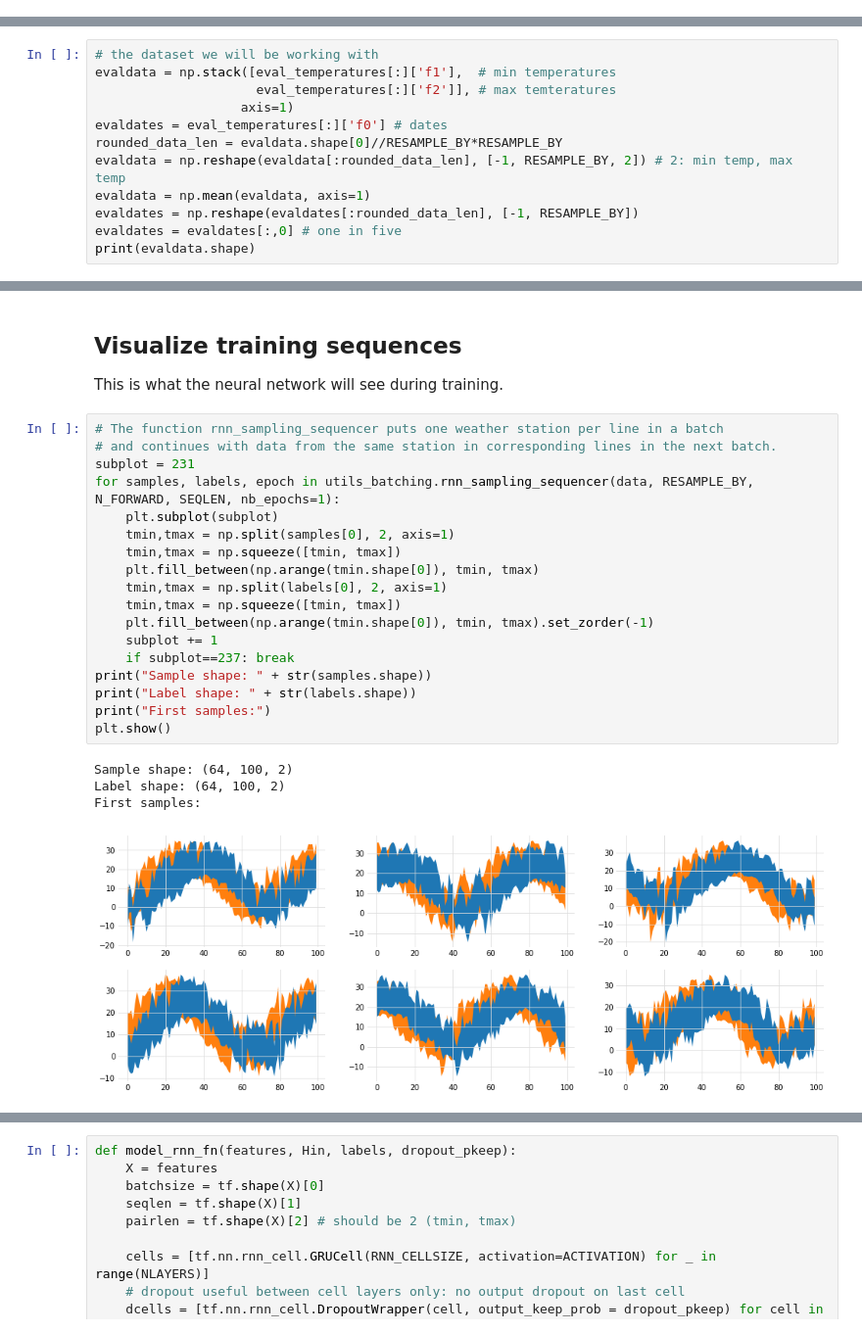
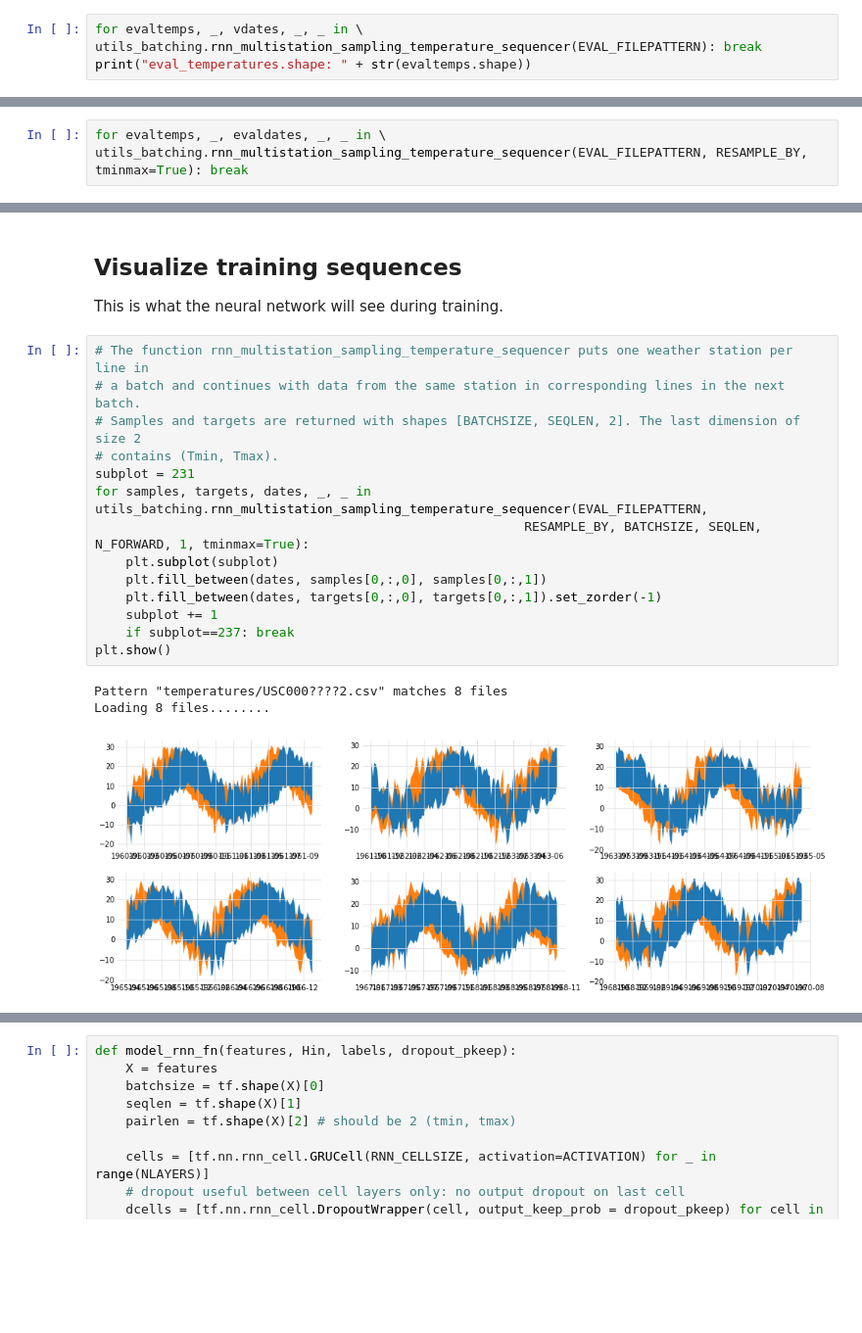
Before and after one commit to dnadamson/tensorflow-rnn-tutorial, a Jupyter notebook: tutorial/01_RNN_generator_temperatures_multisite.ipynb, the cells around one changed output, grey strips where cells are left out. Shown at 98% size. Saved outputs shown, nothing was run; the diff lists cells and outputs as text; blank space fills up the shorter version.

Commit message:
final temperature predictions with good presets
Change-Id: I91ed1d3c3a1fa9f82d445ca2ec30969393641c21

```diff
--- a/tutorial/01_RNN_generator_temperatures_multisite.ipynb
+++ b/tutorial/01_RNN_generator_temperatures_multisite.ipynb
@@ -55,0 +41,4 @@ with tf.gfile.Open("gs://ml1-demo-martin/good_temperature_data/USC00048135.csv",
+# %%
+for evaltemps, _, vdates, _, _ in \
+utils_batching.rnn_multistation_sampling_temperature_sequencer(EVAL_FILEPATTERN): break
+print("eval_temperatures.shape: " + str(evaltemps.shape))
@@ -88,12 +80,0 @@ plt.show()
-# %%
-# the dataset we will be working with
-evaldata = np.stack([eval_temperatures[:]['f1'],  # min temperatures
-                     eval_temperatures[:]['f2']], # max temteratures
-                   axis=1)
-evaldates = eval_temperatures[:]['f0'] # dates
-rounded_data_len = evaldata.shape[0]//RESAMPLE_BY*RESAMPLE_BY
-evaldata = np.reshape(evaldata[:rounded_data_len], [-1, RESAMPLE_BY, 2]) # 2: min temp, max temp
-evaldata = np.mean(evaldata, axis=1)
-evaldates = np.reshape(evaldates[:rounded_data_len], [-1, RESAMPLE_BY])
-evaldates = evaldates[:,0] # one in five
-print(evaldata.shape)
@@ -129,0 +84,3 @@ print(data.shape)
+# %%
+for evaltemps, _, evaldates, _, _ in \
+utils_batching.rnn_multistation_sampling_temperature_sequencer(EVAL_FILEPATTERN, RESAMPLE_BY, tminmax=True): break
@@ -131,28 +100,23 @@ print(data.shape)
 ## Visualize training sequences
 This is what the neural network will see during training.
 # %%
-# The function rnn_sampling_sequencer puts one weather station per line in a batch
-# and continues with data from the same station in corresponding lines in the next batch.
+# The function rnn_multistation_sampling_temperature_sequencer puts one weather station per line in
+# a batch and continues with data from the same station in corresponding lines in the next batch.
+# Samples and targets are returned with shapes [BATCHSIZE, SEQLEN, 2]. The last dimension of size 2
+# contains (Tmin, Tmax).
 subplot = 231
-for samples, labels, epoch in utils_batching.rnn_sampling_sequencer(data, RESAMPLE_BY, N_FORWARD, SEQLEN, nb_epochs=1):
+for samples, targets, dates, _, _ in utils_batching.rnn_multistation_sampling_temperature_sequencer(EVAL_FILEPATTERN,
+                                                        RESAMPLE_BY, BATCHSIZE, SEQLEN, N_FORWARD, 1, tminmax=True):
     plt.subplot(subplot)
-    tmin,tmax = np.split(samples[0], 2, axis=1)
-    tmin,tmax = np.squeeze([tmin, tmax])
-    plt.fill_between(np.arange(tmin.shape[0]), tmin, tmax)
-    tmin,tmax = np.split(labels[0], 2, axis=1)
-    tmin,tmax = np.squeeze([tmin, tmax])
-    plt.fill_between(np.arange(tmin.shape[0]), tmin, tmax).set_zorder(-1)
+    plt.fill_between(dates, samples[0,:,0], samples[0,:,1])
+    plt.fill_between(dates, targets[0,:,0], targets[0,:,1]).set_zorder(-1)
     subplot += 1
     if subplot==237: break
-print("Sample shape: " + str(samples.shape))
-print("Label shape: " + str(labels.shape))
-print("First samples:")
 plt.show()
 # %% [output]
-Sample shape: (64, 100, 2)
-Label shape: (64, 100, 2)
-First samples:
+Pattern "temperatures/USC000????2.csv" matches 8 files
+Loading 8 files........
-[figure, old version]
+[figure, new version]
 # %% [markdown]
 ## The model definition
 When executed, this function instantiates the Tensorflow graph for our model.
```
Also changed, not shown: parts of 27 cells of this notebook, 1 other file.
